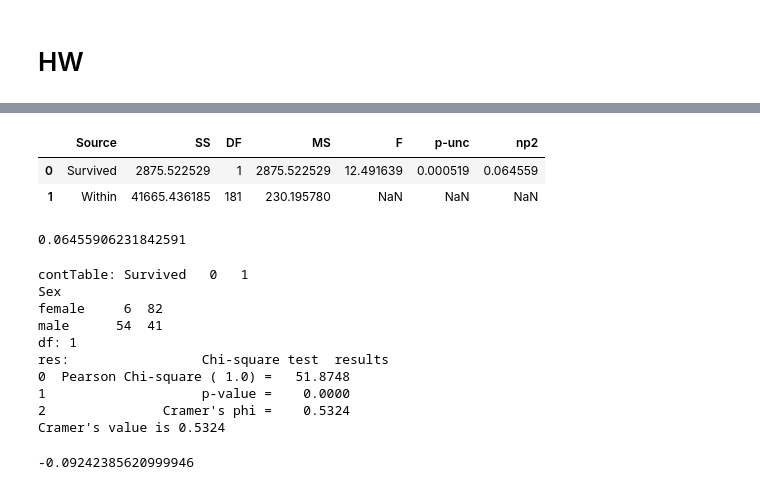
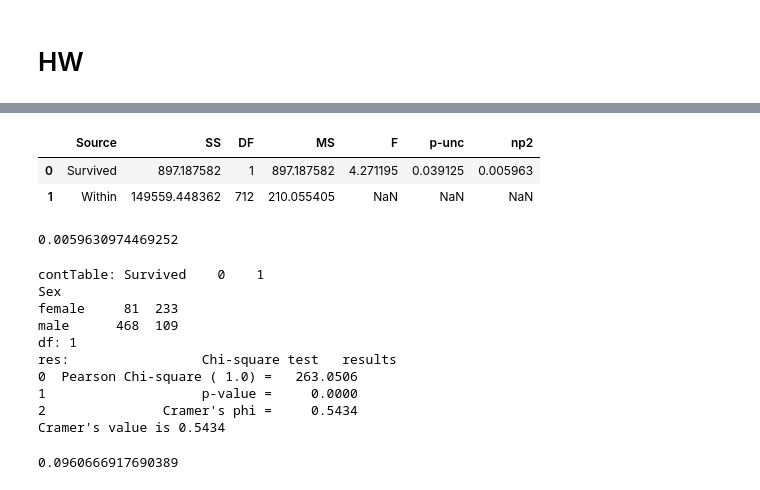
Before and after one commit to willhwh/DS_60Days, a Jupyter notebook: Day_038_HW.ipynb, the cells around one changed output, grey strips where cells are left out. Cells and saved outputs as stored; diff of their text form; code cells hidden in the pictures.

```diff
--- a/Day_038_HW.ipynb
+++ b/Day_038_HW.ipynb
@@ -157,4 +157,4 @@ g = sns.catplot(x="insomnia", y="weight", hue="insomnia",
 # HW
 # %%
 train = pd.read_csv('Titanic_train.csv')
-train.dropna(axis=0,inplace=True) #丟棄所有含缺失值得列
+train.info()
@@ -160,0 +181,4 @@ train.dropna(axis=0,inplace=True) #丟棄所有含缺失值得列
+# %%
+#!!!! 記得轉換數據為類別
+train['Survived'] = train['Survived'].astype('object')
+train.info()
@@ -161,44 +205,46 @@ train.dropna(axis=0,inplace=True) #丟棄所有含缺失值得列
 # %%
 #Q1：透過數值法計算 Age 和 Survived 是否有相關性？
 # 數值 vs. 類別
-aov = pg.anova(dv='Age', between='Survived', data=train, detailed=True)
+target=train[['Age','Survived']].dropna(axis=0)
+aov = pg.anova(dv='Age', between='Survived', data=target, detailed=True)
 display(aov)
 etaSq = aov.SS[0] / (aov.SS[0] + aov.SS[1])
 print(etaSq)
-# 0.06~0.14 medium
+# <0.01 Negligible
 # %% [output]
 |  | Source | SS | DF | MS | F | p-unc | np2 |
-| 0 | Survived | 2875.522529 | 1 | 2875.522529 | 12.491639 | 0.000519 | 0.064559 |
-| 1 | Within | 41665.436185 | 181 | 230.195780 | NaN | NaN | NaN |
+| 0 | Survived | 897.187582 | 1 | 897.187582 | 4.271195 | 0.039125 | 0.005963 |
+| 1 | Within | 149559.448362 | 712 | 210.055405 | NaN | NaN | NaN |
-0.06455906231842591
+0.0059630974469252
 # %%
 #Q2：透過數值法計算 Sex 和 Survived 是否有相關性？
 # 類別 vs. 類別
-contTable = pd.crosstab(train['Sex'], train['Survived'])
+target = train[['Sex','Survived']].dropna(axis=0)
+contTable = pd.crosstab(target['Sex'], target['Survived'])
 print(f'contTable: {contTable}')
 df = min(contTable.shape[0], contTable.shape[1]) - 1
 print(f'df: {df}')
-crosstab, res = researchpy.crosstab(train['Sex'], train['Survived'], test='chi-square')
+crosstab, res = researchpy.crosstab(target['Sex'], target['Survived'], test='chi-square')
 print(f'res: {res}')
 print("Cramer's value is",res.loc[2,'results'])
 # df1, >0.5 Large
 # %% [output]
-contTable: Survived   0   1
+contTable: Survived    0    1
 Sex
-female     6  82
-male      54  41
+female     81  233
+male      468  109
 df: 1
-res:                 Chi-square test  results
-0  Pearson Chi-square ( 1.0) =   51.8748
-1                    p-value =    0.0000
-2               Cramer's phi =    0.5324
-Cramer's value is 0.5324
+res:                 Chi-square test   results
+0  Pearson Chi-square ( 1.0) =   263.0506
+1                    p-value =     0.0000
+2               Cramer's phi =     0.5434
+Cramer's value is 0.5434
 # %%
 #Q3：透過數值法計算 Age 和 Fare 是否有相關性？
 # 數值 vs. 數值
-
-corr, _=stats.pearsonr(train['Age'], train['Fare'])
+target = train[['Age','Fare']].dropna(axis=0)
+corr, _=stats.pearsonr(target['Age'], target['Fare'])
 print(corr)
 # <0.1 無線性關係
 # %% [output]
--0.09242385620999946
+0.0960666917690389
```
Also changed, not shown: parts of 3 cells of this notebook.
